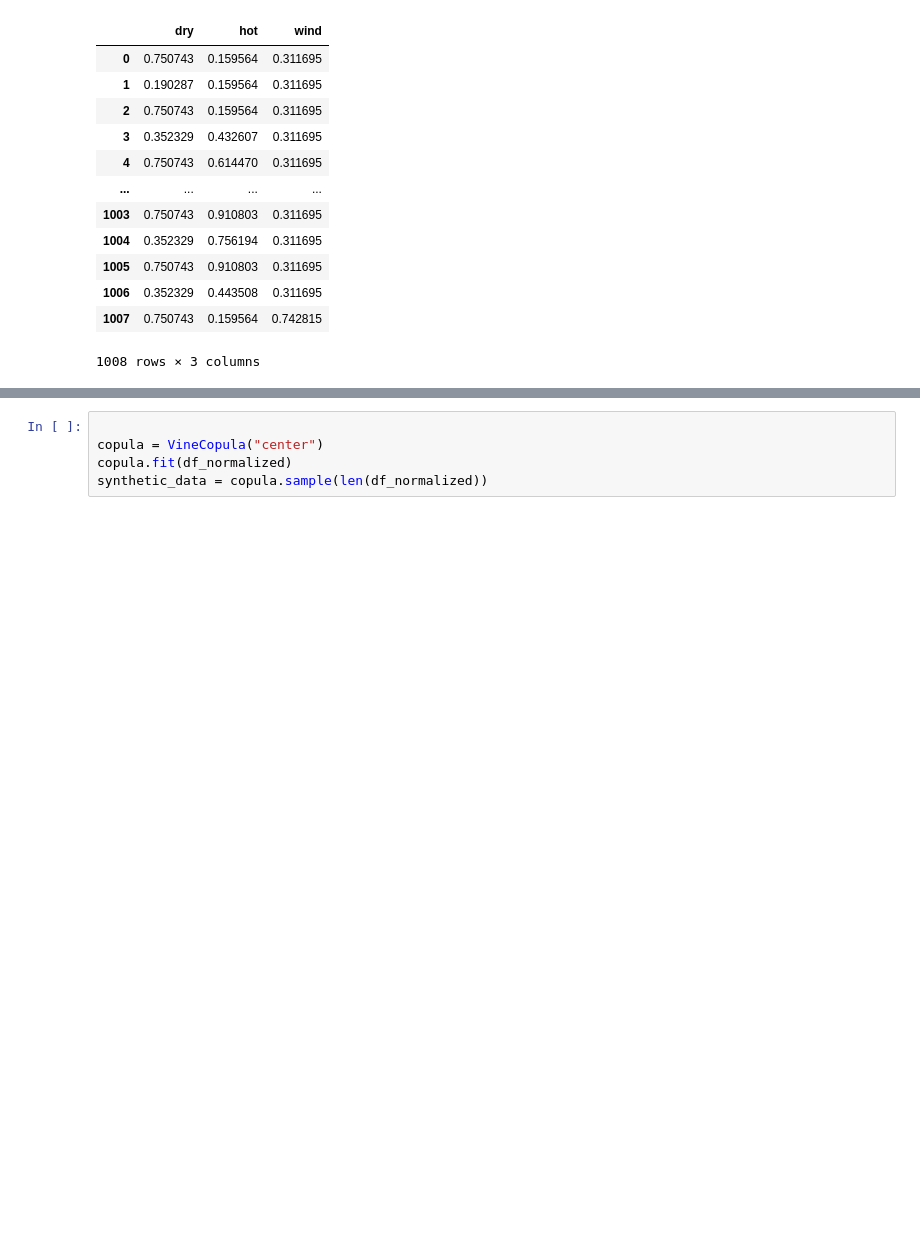
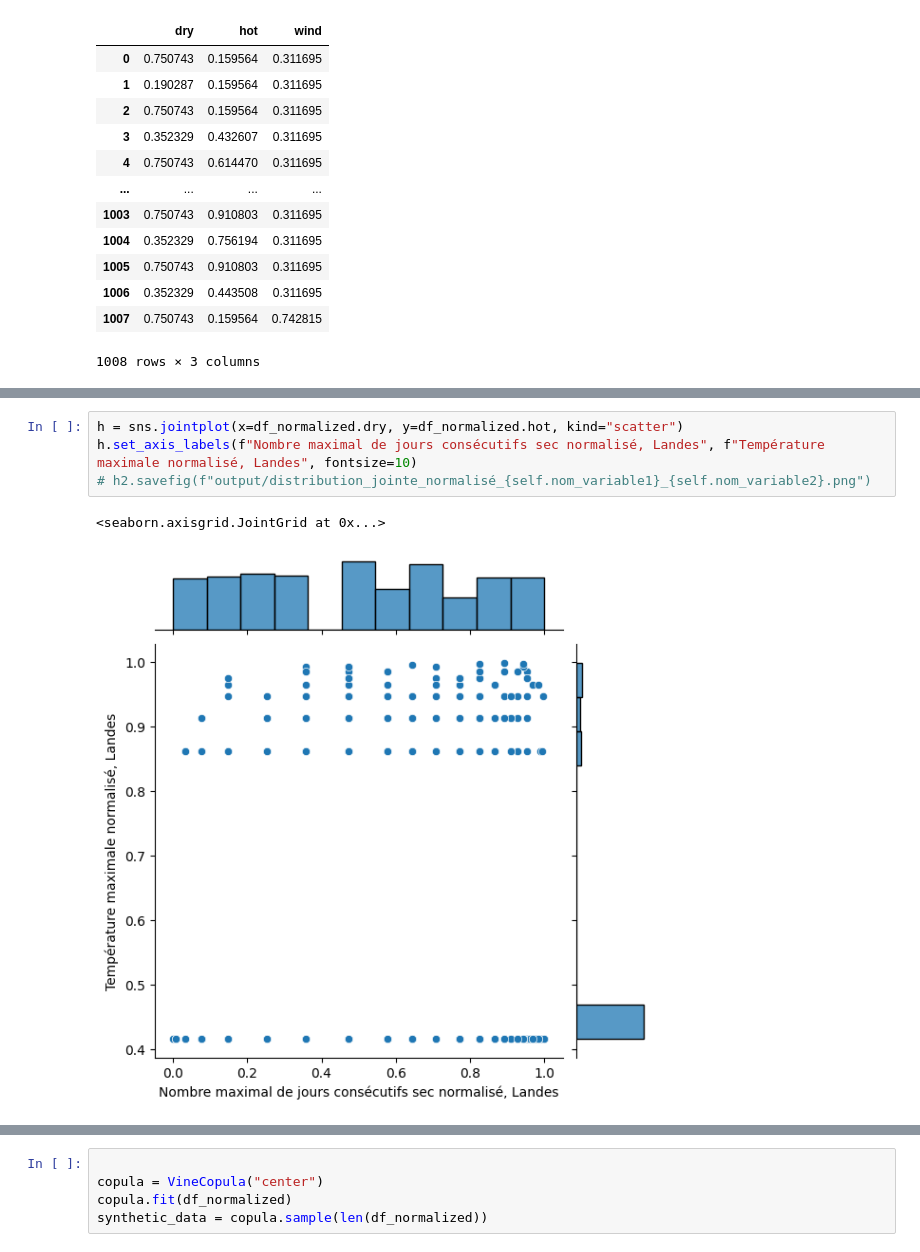
Before and after one commit to lucasvazelle/compound_climate_extremes_copula, a Jupyter notebook: notbook.ipynb, the cells around one changed output, grey strips where cells are left out. Drawn from its saved outputs; the diff is of its cells as text; blank space fills up the shorter version.

```diff
--- a/notbook.ipynb
+++ b/notbook.ipynb
@@ -283,0 +268,7 @@ df_normalized
+# %%
+h = sns.jointplot(x=df_normalized.dry, y=df_normalized.hot, kind="scatter")
+h.set_axis_labels(f"Nombre maximal de jours consécutifs sec normalisé, Landes", f"Température maximale normalisé, Landes", fontsize=10)
+# h2.savefig(f"output/distribution_jointe_normalisé_{self.nom_variable1}_{self.nom_variable2}.png")
+# %% [output]
+<seaborn.axisgrid.JointGrid at 0x...>
+[figure, added]
```
Also changed, not shown: parts of 28 cells of this notebook, 7 other files.
